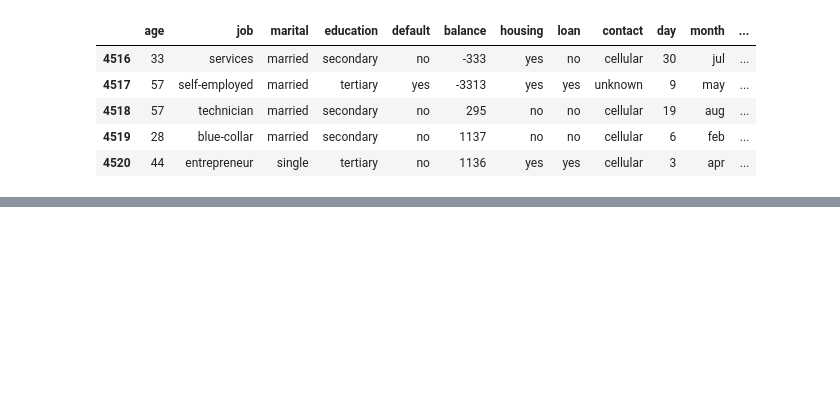
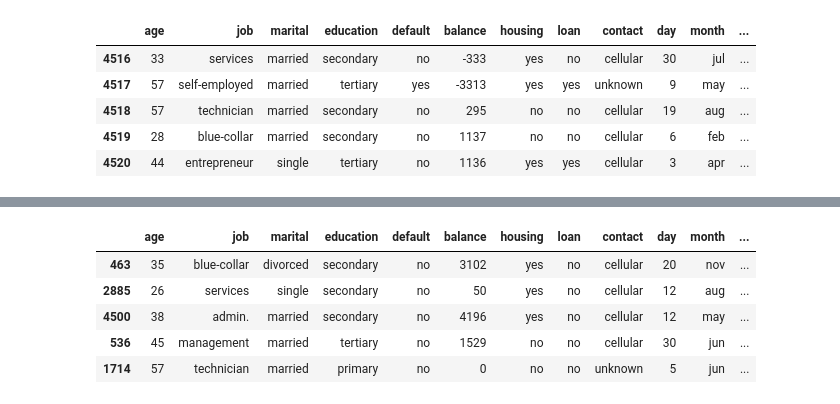
Before and after one commit to Nathaniel-Adams/CS_483_Project_2, a Jupyter notebook: Customer Segmentation/Customer_Segmentation.ipynb, the cells around one changed output, grey strips where cells are left out. Drawn from its saved outputs; the diff is of its cells as text; code cells hidden in the pictures; blank space fills up the shorter version.

```diff
--- a/Customer Segmentation/Customer_Segmentation.ipynb
+++ b/Customer Segmentation/Customer_Segmentation.ipynb
@@ -53,0 +64,10 @@ plt.show()
+# %%
+sampled = df.sample(1000)
+sampled.tail()
+# %% [output]
+|  | age | job | marital | education | default | balance | housing | loan | contact | day | month | ... |
+| 463 | 35 | blue-collar | divorced | secondary | no | 3102 | yes | no | cellular | 20 | nov | ... |
+| 2885 | 26 | services | single | secondary | no | 50 | yes | no | cellular | 12 | aug | ... |
+| 4500 | 38 | admin. | married | secondary | no | 4196 | yes | no | cellular | 12 | may | ... |
+| 536 | 45 | management | married | tertiary | no | 1529 | no | no | cellular | 30 | jun | ... |
+| 1714 | 57 | technician | married | primary | no | 0 | no | no | unknown | 5 | jun | ... |
```
Also changed, not shown: parts of 6 cells of this notebook, 1 other file.
